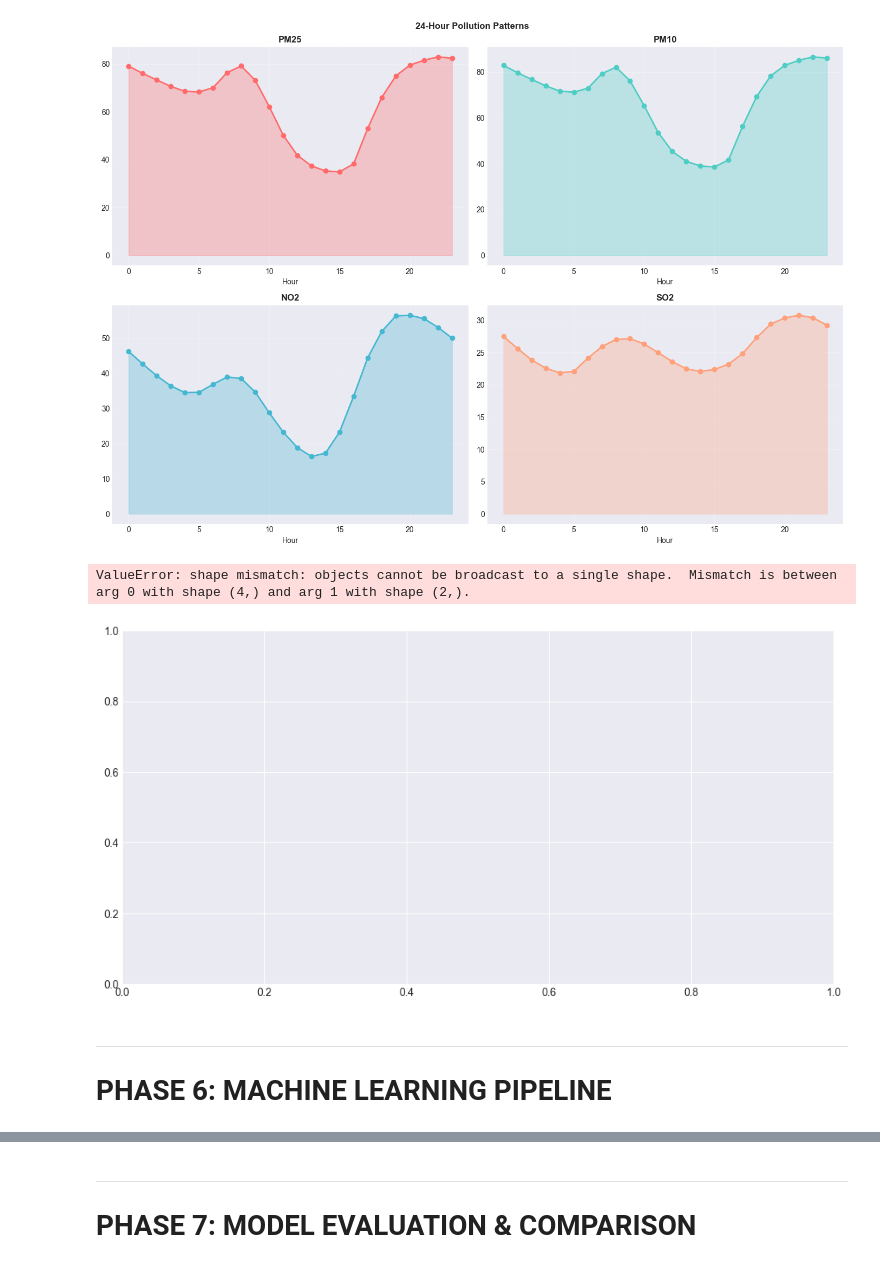
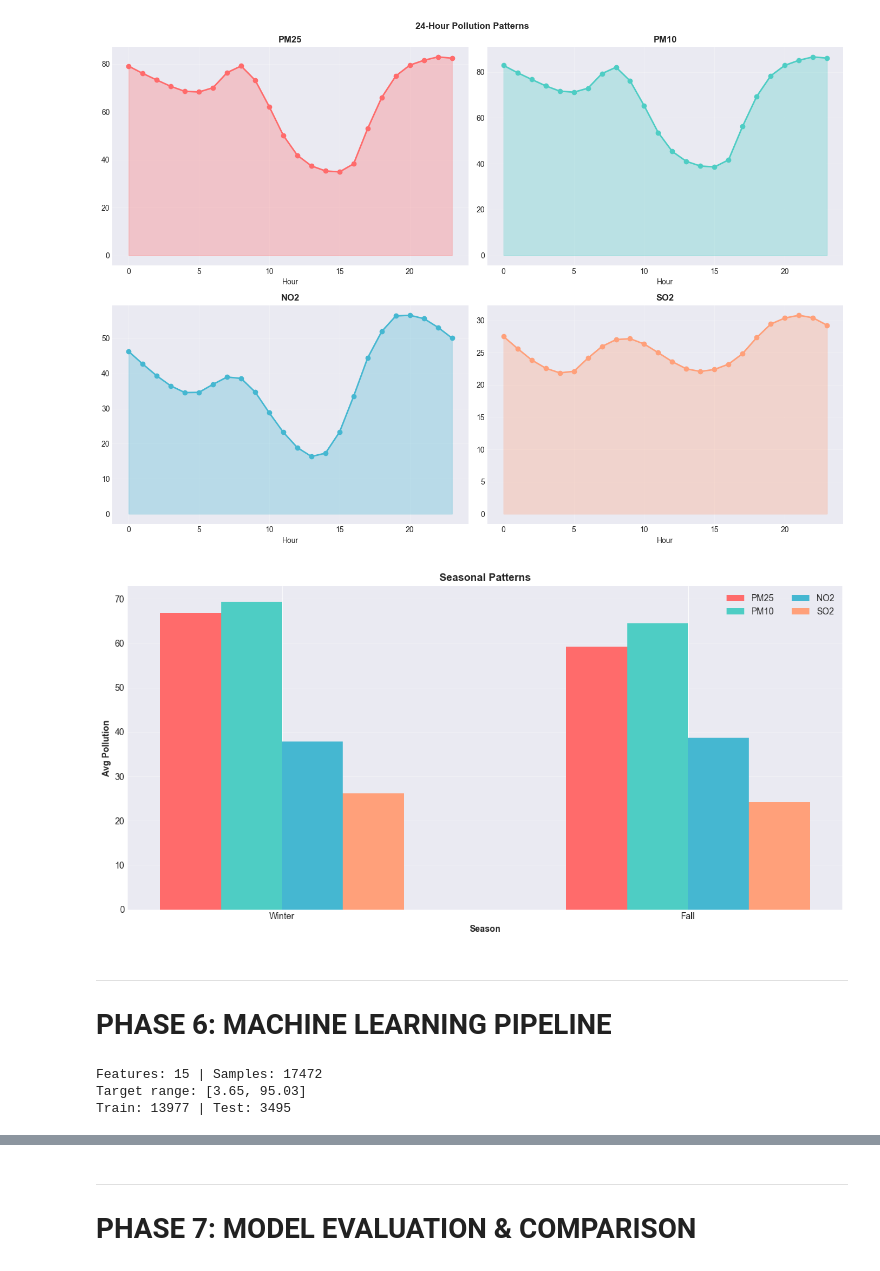
Before and after one commit to ayeshairshad23/Global-Air-Pollution-EDA-Forecasting-2025-2026, a Jupyter notebook: Global_Air_Pollution_Complete_ML.ipynb, the cells around one changed output, grey strips where cells are left out. Cells and saved outputs as stored; diff of their text form; code cells hidden in the pictures.

```diff
--- a/Global_Air_Pollution_Complete_ML.ipynb
+++ b/Global_Air_Pollution_Complete_ML.ipynb
@@ -347,30 +373,34 @@ if 'hour' in df_eng.columns:
 # %%
 # Seasonal patterns
 if 'season' in df_eng.columns:
     seasonal = df_eng.groupby('season')[availablePollu].mean()
     season_names = ['Winter', 'Spring', 'Summer', 'Fall']
 
+    # Get only the seasons that actually exist in the data
+    actual_seasons = sorted(seasonal.index.tolist())
+    actual_season_names = [season_names[s] for s in actual_seasons]
+
     fig, ax = plt.subplots(figsize=(12, 6))
-    x = np.arange(4)
+    x = np.arange(len(actual_seasons))  # Use count of actual seasons
     width = 0.15
 
     colors_s = ['#FF6B6B', '#4ECDC4', '#45B7D1', '#FFA07A']
     for i, col in enumerate(availablePollu[:4]):
-        ax.bar(x + i*width, seasonal[col], width, label=col.upper(), color=colors_s[i])
+        # Use .loc to select only actual seasons
+        ax.bar(x + i*width, seasonal.loc[actual_seasons, col].values, width, label=col.upper(), color=colors_s[i])
 
     ax.set_xlabel('Season', fontweight='bold')
     ax.set_ylabel('Avg Pollution', fontweight='bold')
     ax.set_title('Seasonal Patterns', fontweight='bold')
     ax.set_xticks(x + width * 1.5)
-    ax.set_xticklabels(season_names)
+    ax.set_xticklabels(actual_season_names)
     ax.legend(ncol=2)
     ax.grid(True, alpha=0.3, axis='y')
 
     plt.tight_layout()
     plt.show()
 # %% [output]
-ValueError: shape mismatch: objects cannot be broadcast to a single shape.  Mismatch is between arg 0 with shape (4,) and arg 1 with shape (2,).
-[figure, old version]
+[figure, new version]
 # %% [markdown]
 ---
 # PHASE 6: MACHINE LEARNING PIPELINE
@@ -379,6 +409,13 @@ ValueError: shape mismatch: objects cannot be broadcast to a single shape.  Mism
 exclude = {'date', 'city', 'latitude', 'longitude', 'aqi_class', 'pollution_index'}
 X_cols = [c for c in df_eng.columns if c not in exclude]
 X = df_eng[X_cols].copy()
+
+# Handle categorical variables with one-hot encoding
+categorical_cols = X.select_dtypes(include=['object']).columns.tolist()
+if len(categorical_cols) > 0:
+    X = pd.get_dummies(X, columns=categorical_cols, drop_first=True)
+    print(f"✓ One-hot encoded {len(categorical_cols)} categorical columns: {categorical_cols}")
+
 y = df_eng['pollution_index'].copy()
 
 print(f"Features: {X.shape[1]} | Samples: {X.shape[0]}")
@@ -393,6 +430,10 @@ X_train_scaled = scaler.fit_transform(X_train)
 X_test_scaled = scaler.transform(X_test)
 
 print(f"Train: {X_train.shape[0]} | Test: {X_test.shape[0]}")
+# %% [output]
+Features: 15 | Samples: 17472
+Target range: [3.65, 95.03]
+Train: 13977 | Test: 3495
 # %%
 # Train models
 models = {}
```
Also changed, not shown: parts of 12 cells of this notebook.
